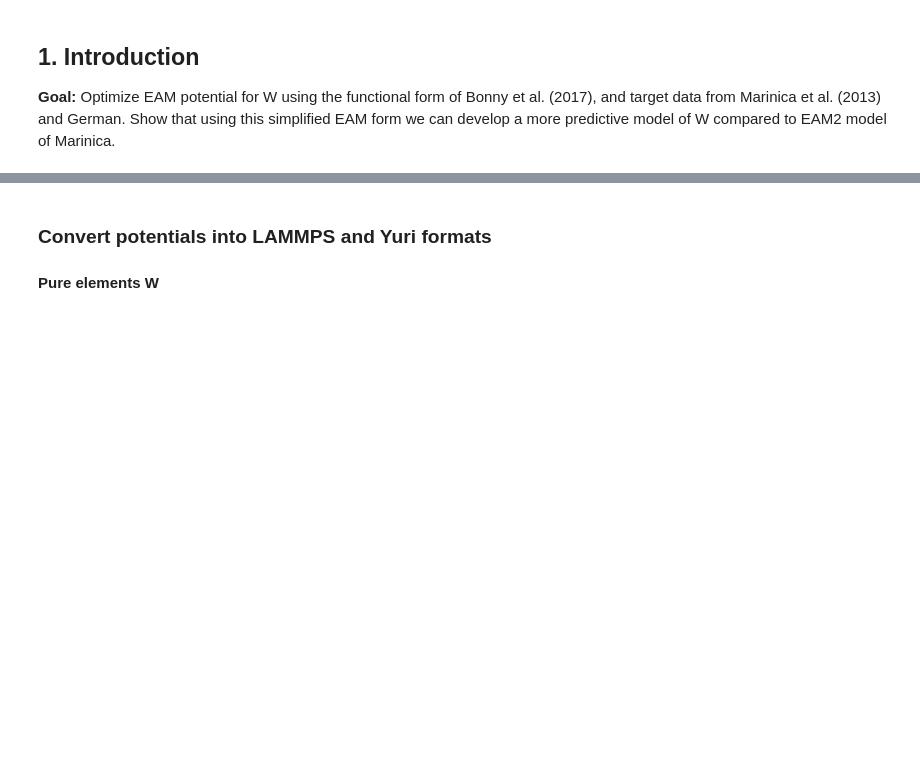
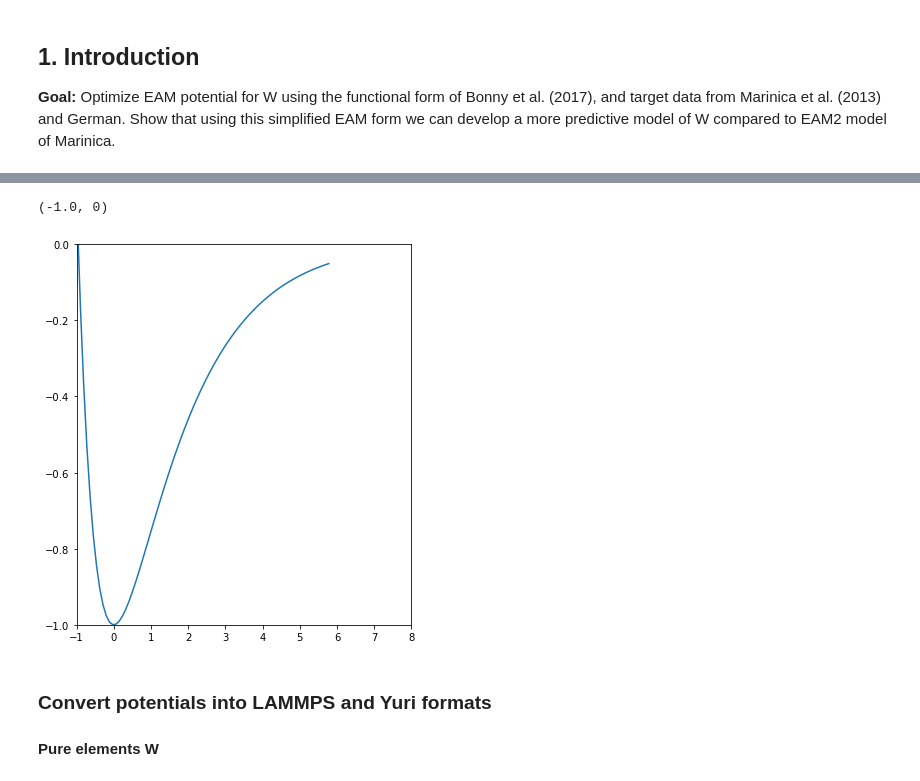
Before and after one commit to vlcekl/eam-models, a Jupyter notebook: notebooks/IFF_optimize.ipynb, the cells around one changed output, grey strips where cells are left out. Cells and saved outputs as stored; diff of their text form; code cells hidden in the pictures; blank space fills up the shorter version.

```diff
--- a/notebooks/IFF_optimize.ipynb
+++ b/notebooks/IFF_optimize.ipynb
@@ -235,0 +512,8 @@ plt.tight_layout()
+# %%
+plt.figure(figsize=(6,7))
+plt.plot((ene[:,0] - 1)*r_wse/l, [eos(x)/dE for x in ene[:,0]], label='EOS')
+plt.xlim(-1.0, 8.0)
+plt.ylim(-1.0,0)
+# %% [output]
+(-1.0, 0)
+[figure, added]
```
Also changed, not shown: parts of 49 cells of this notebook, 1 other file.
